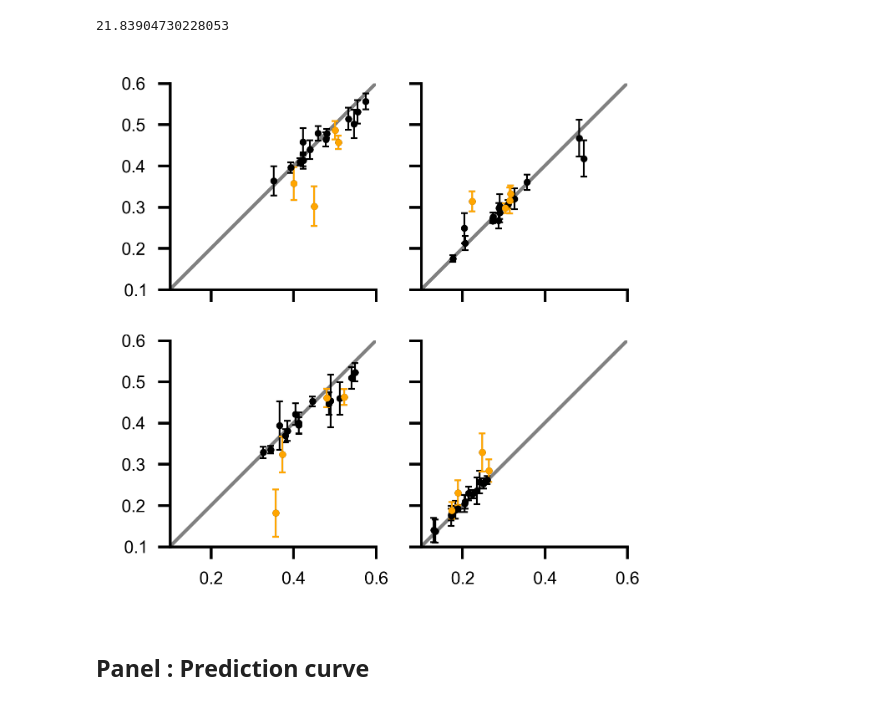
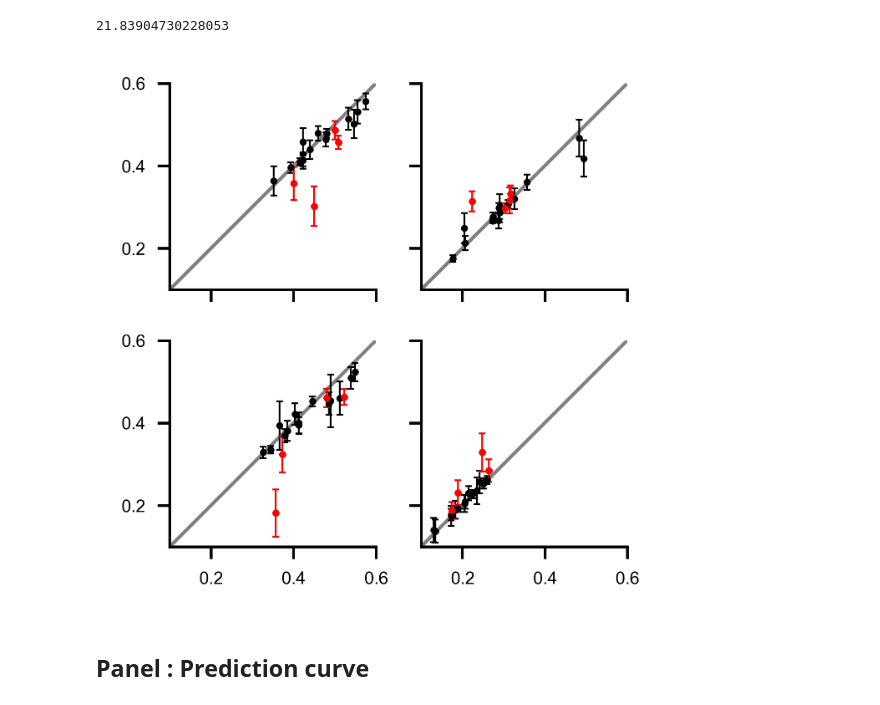
Before and after one commit to ZebrafishHMM2023/ZebrafishHMM2023_CodeAndData, a Jupyter notebook: Figures/Fig3.ipynb, the cells around one changed output. Saved outputs shown, nothing was run; the diff lists cells and outputs as text; code cells hidden in the pictures.

```diff
--- a/Figures/Fig3.ipynb
+++ b/Figures/Fig3.ipynb
@@ -80,8 +83,8 @@ def load_global_params(dirpath):
     return Transitions, SteadyState, Emissions
 # %%
 def id_ax(ax, X,Y,dY, limitxy=False, mislabeled=[0,4,7,17]):
-    ax.errorbar(X, Y, fmt="o", yerr=dY, markersize=1, capsize=1, linewidth=0.5, capthick=0.5)
-    ax.errorbar(X[mislabeled], Y[mislabeled], fmt="o", yerr=dY[mislabeled], markersize=1, capsize=1, linewidth=0.5, capthick=0.5)
+    ax.errorbar(X, Y, fmt="o", yerr=dY, markersize=1, capsize=1, linewidth=0.5, capthick=0.5, color="k")
+    ax.errorbar(X[mislabeled], Y[mislabeled], fmt="o", yerr=dY[mislabeled], markersize=1, capsize=1, linewidth=0.5, capthick=0.5, color="r")
     if limitxy:
         mmin, mmax = 0,1
     else:
@@ -96,8 +99,8 @@ def id_ax(ax, X,Y,dY, limitxy=False, mislabeled=[0,4,7,17]):
 # %% [markdown]
 ## Panel : Model params
 # %%
-Tchunks, Pchunks, Echunks = load_chunk_params("../Models/longtrajectories_20240202/")
-Tglobs, Pglobs, Eglobs = load_global_params("../Models/longtrajectories_20240202/")
+Tchunks, Pchunks, Echunks = load_chunk_params(blMODELPATH)
+Tglobs, Pglobs, Eglobs = load_global_params(blMODELPATH)
 
 Tchunks_m = np.nanmean(Tchunks, axis=1)
 Tchunks_s = np.nanstd(Tchunks, ddof=1, axis=1) / np.sqrt(Tchunks.shape[1])
@@ -119,34 +122,37 @@ fig, axs = plt.subplots(figsize=(2*1.075,2*1.075), ncols=2, nrows=2, constrained
 mmin,mmax = 0.1,0.6
 for ax in axs.flatten():
     ax.set_aspect(1)
     ax.set_xlim(mmin,mmax)
     ax.set_ylim(mmin,mmax)
     ax.plot([mmin,mmax], [mmin,mmax], color="grey", linewidth=1, zorder=0)
+
+axs[0,0].set_xticks([0.2,0.4,0.6])
+axs[0,0].set_yticks([0.2,0.4,0.6])
 
 ax = axs[0,0]
 #ax.set_title(r"$P(F)$",fontdict={'fontsize':6})
 id_ax(ax, Pglobs[:,0], Pchunks_m[:,0], Pchunks_s[:,0])
 
 
 ax = axs[1,0]
 #ax.set_title(r"$P(F \rightarrow F)$",fontdict={'fontsize':6})
 id_ax(ax, Tglobs[:,0,0], Tchunks_m[:,0,0], Tchunks_s[:,0,0])
 
 ax = axs[0,1]
 #ax.set_title(r"$P(L \rightarrow L) = P(R \rightarrow R)$",fontdict={'fontsize':6})
 id_ax(ax, Tglobs[:,1,1], Tchunks_m[:,1,1], Tchunks_s[:,1,1])
 
 ax = axs[1,1]
 #ax.set_title(r"$P(L \rightarrow R) = P(R \rightarrow L)$",fontdict={'fontsize':6})
 id_ax(ax, Tglobs[:,1,2], Tchunks_m[:,1,2], Tchunks_s[:,1,2])
 
 #ax = axs[1,0]
 #ax.set_xlabel("global HMM")
 #ax.set_ylabel("<chunk HMM>")
 
 fig.savefig("panels/Fig3/id_params.svg")
 # %% [output]
-[figure, old version]
+[figure, new version]
 # %% [markdown]
 ## Panel : Prediction curve
 # %%
```
Also changed, not shown: parts of 7 cells of this notebook, 3 other files.
